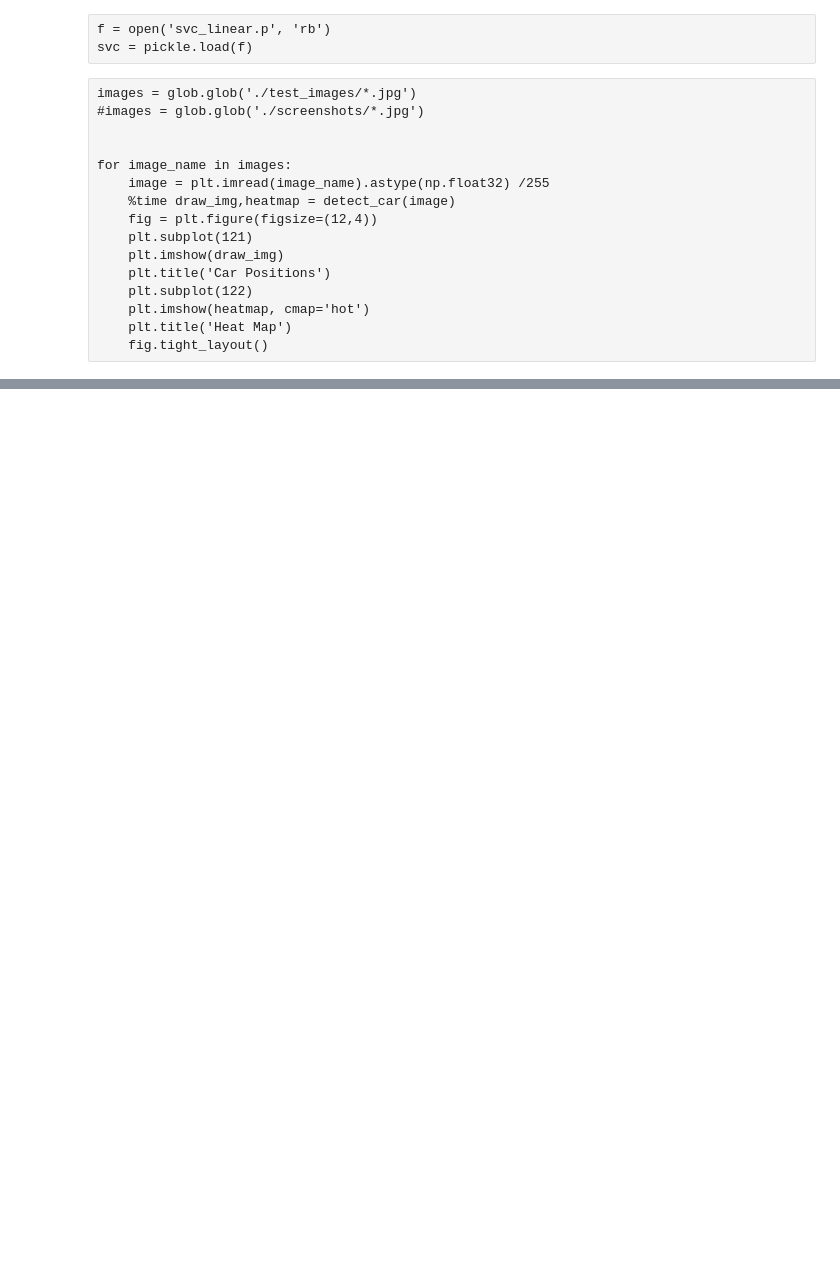
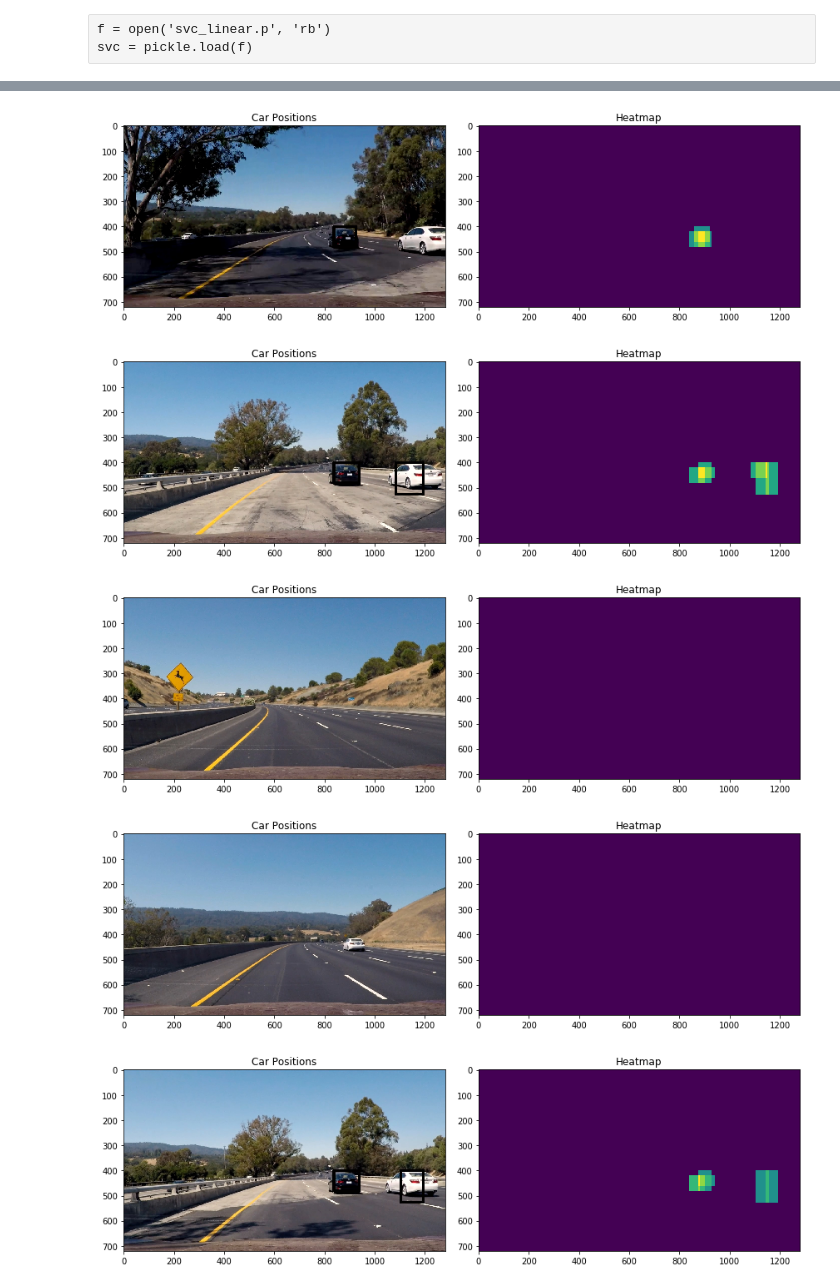
Before and after one commit to aulukelvin/CarND-Vehicle-Detection, a Jupyter notebook: VehicleDetector-P5.ipynb, the cells around one changed output, grey strips where cells are left out. Saved outputs shown, nothing was run; the diff lists cells and outputs as text; code cells hidden in the pictures; blank space fills up the shorter version.

```diff
--- a/VehicleDetector-P5.ipynb
+++ b/VehicleDetector-P5.ipynb
@@ -88,16 +100,0 @@ Feature vector length: 1788
-# %%
-### TODO: Tweak these parameters and see how the results change.
-color_space = 'YCrCb' # Can be RGB, HSV, LUV, HLS, YUV, YCrCb
-orient = 9  # HOG orientations
-pix_per_cell = 16 # HOG pixels per cell
-cell_per_block = 2 # HOG cells per block
-hog_channel = "ALL" # Can be 0, 1, 2, or "ALL"
-spatial_size = (16, 16) # Spatial binning dimensions
-hist_bins = 16    # Number of histogram bins
-spatial_feat = True # Spatial features on or off
-hist_feat = True # Histogram features on or off
-hog_feat = True # HOG features on or off
-x_start_stop = [None, None]
-
-y_start_stop_L = [400, 656] # Min and max in y to search in slide_window()
-y_start_stop_N = [400, 528] # Min and max in y to search in slide_window()
@@ -217,7 +251,7 @@ def draw_labeled_bboxes(img, labels):
         # Define a bounding box based on min/max x and y
         bbox = ((np.min(nonzerox), np.min(nonzeroy)), (np.max(nonzerox), np.max(nonzeroy)))
         # Draw the box on the image
-        cv2.rectangle(img, bbox[0], bbox[1], (255,0,0), 3)
+        cv2.rectangle(img, bbox[0], bbox[1], (255,0,0), 9)
     # Return the image
     return img
 # %%
@@ -258,19 +291,22 @@ def detect_car(image):
     labels = label(heatmap)
     draw_img = draw_labeled_bboxes(np.copy(image), labels)
     return draw_img, heatmap
-# %% [raw]
-images = glob.glob('./test_images/*.jpg')
-#images = glob.glob('./screenshots/*.jpg')
-
-
-for image_name in images:
-    image = plt.imread(image_name).astype(np.float32) /255
-    %time draw_img,heatmap = detect_car(image)
-    fig = plt.figure(figsize=(12,4))
-    plt.subplot(121)
-    plt.imshow(draw_img)
-    plt.title('Car Positions')
-    plt.subplot(122)
-    plt.imshow(heatmap, cmap='hot')
-    plt.title('Heat Map')
-    fig.tight_layout()
+# %%
+images = glob.glob('./test_images/*.jpg')
+#images = glob.glob('./screenshots/*.jpg')
+
+
+for image_name in images:
+    image = plt.imread(image_name)
+    %time draw_img,heatmap = detect_car(image.astype(np.float32)/255)
+#    %time draw_img = find_cars(image, 400, 656, 1, svc, X_scaler, 9, 16, 2, (16, 16), 16)
+
+    fig = plt.figure(figsize=(12,4))
+    plt.subplot(121)
+    plt.imshow(draw_img)
+    plt.title('Car Positions')
+    plt.subplot(122)
+    plt.imshow(heatmap)
+    plt.title('Heatmap')
+    fig.tight_layout()
+# %% [output]
@@ -276,0 +327,5 @@ for image_name in images:
+[figure, added]
+[figure, added]
+[figure, added]
+[figure, added]
+[figure, added]
```
Also changed, not shown: parts of 10 cells of this notebook, 1 other file.
